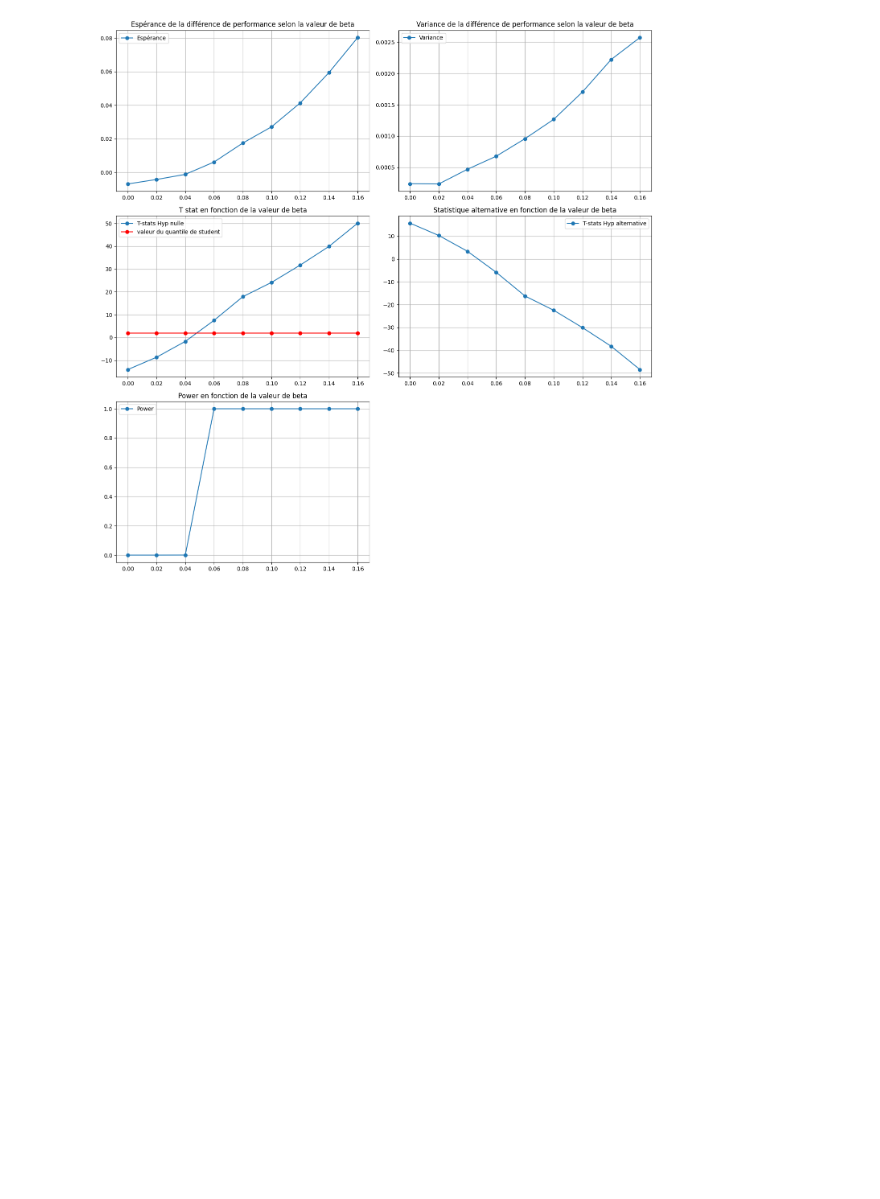
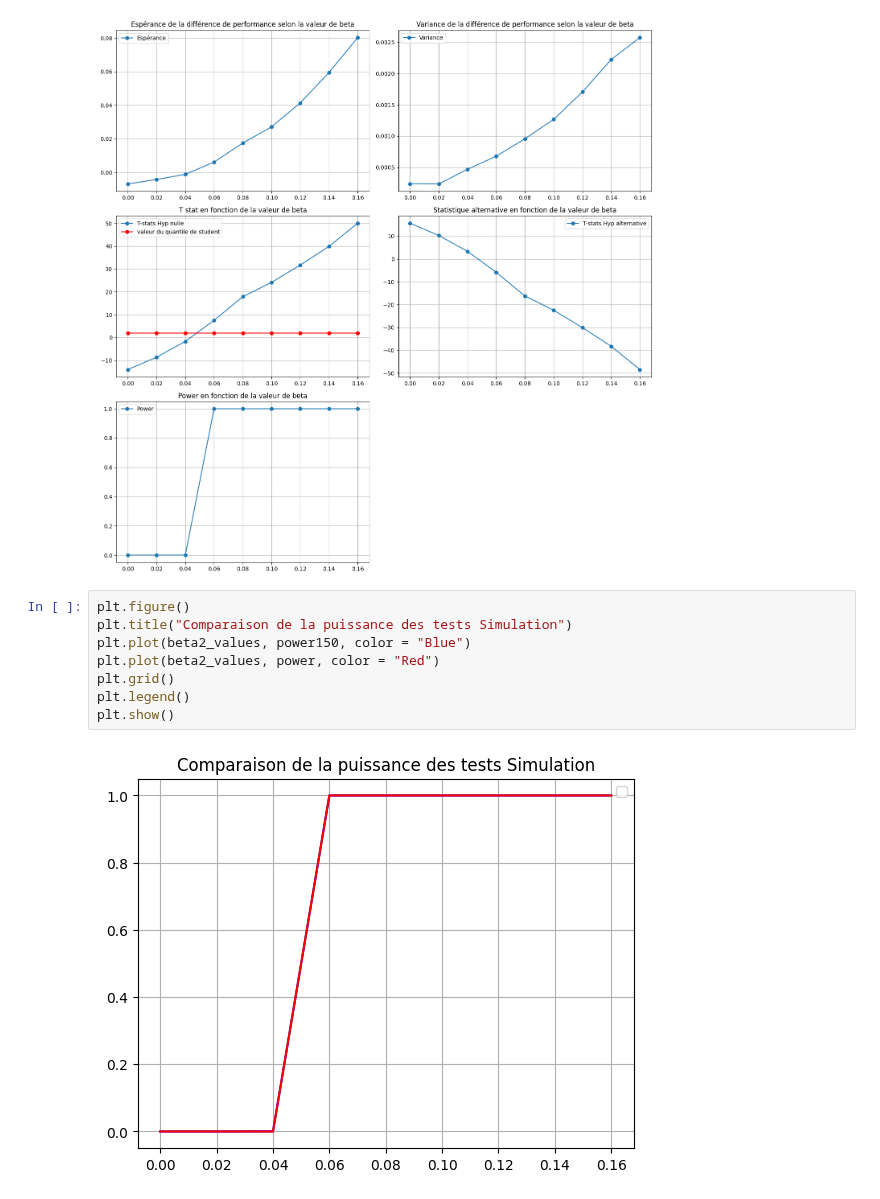
Before and after one commit to AntoineGilsonGH/The-Design-and-Analysis-of-Benchmark-Experiments, a Jupyter notebook: I1_Simulation.ipynb, the cells around one changed output. Saved outputs shown, nothing was run; the diff lists cells and outputs as text; blank space fills up the shorter version.

```diff
--- a/I.1 - Simulation.ipynb
+++ b/I1_Simulation.ipynb
@@ -190,3 +190,13 @@ plt.tight_layout()
 plt.show()
 # %% [output]
 [figure]
+# %%
+plt.figure()
+plt.title("Comparaison de la puissance des tests Simulation")
+plt.plot(beta2_values, power150, color = "Blue")
+plt.plot(beta2_values, power, color = "Red")
+plt.grid()
+plt.legend()
+plt.show()
+# %% [output]
+[figure, added]
```
